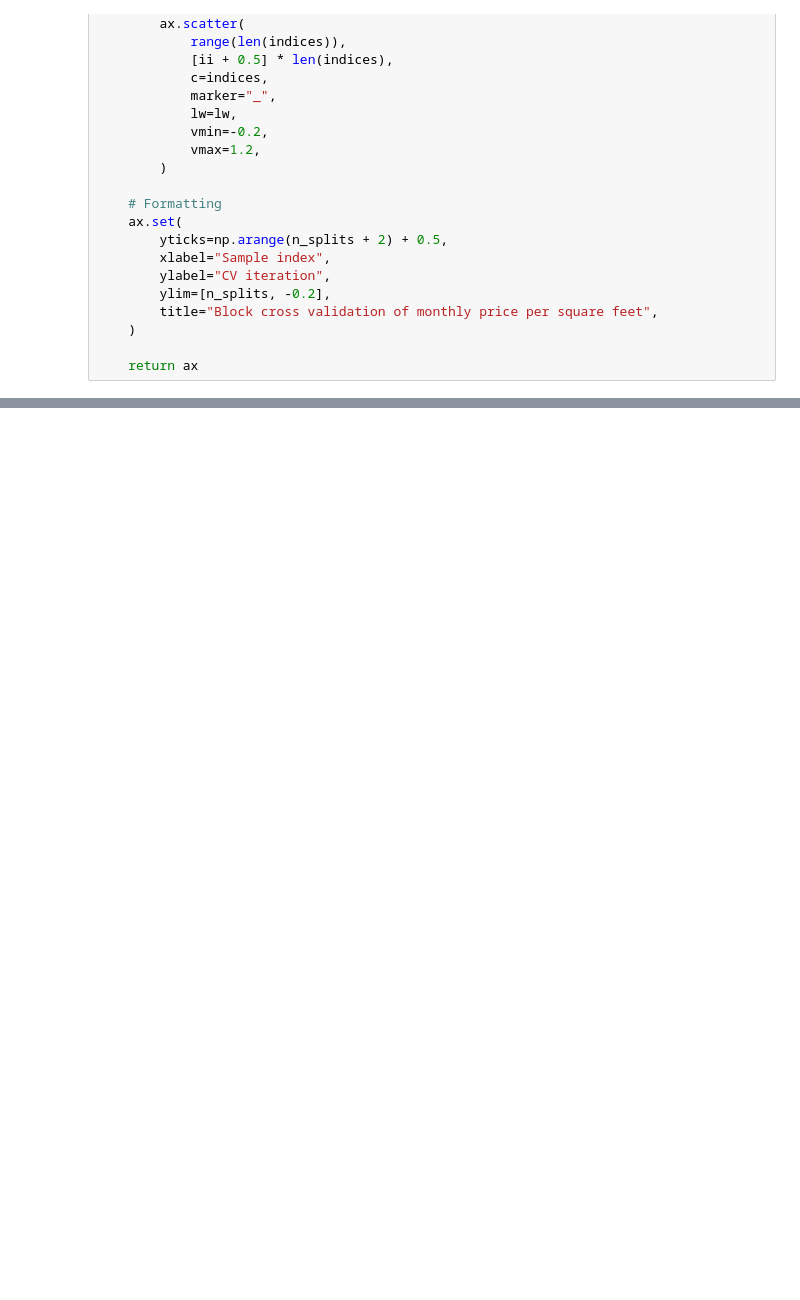
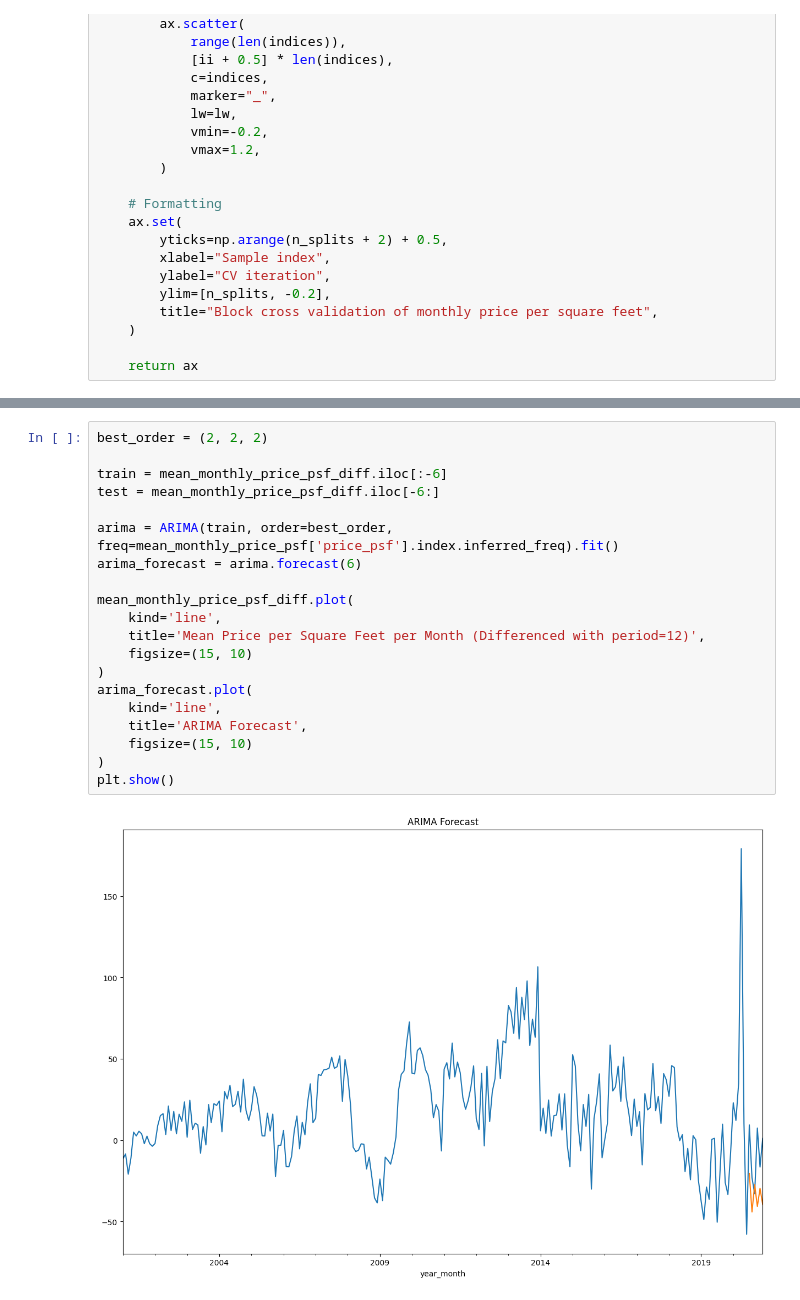
Before and after one commit to yuenherny/kl-house-price-forecasting, a Jupyter notebook: notebooks/Transactions - 06 Time Series Modelling.ipynb, the cells around one changed output, grey strips where cells are left out. Drawn from its saved outputs; the diff is of its cells as text; blank space fills up the shorter version.

```diff
--- a/notebooks/Transactions - 06 Time Series Modelling.ipynb
+++ b/notebooks/Transactions - 06 Time Series Modelling.ipynb
@@ -615,0 +629,22 @@ ModuleNotFoundError: No module named 'statsmodels.tsa.sarimax'
+# %%
+best_order = (2, 2, 2)
+
+train = mean_monthly_price_psf_diff.iloc[:-6]
+test = mean_monthly_price_psf_diff.iloc[-6:]
+
+arima = ARIMA(train, order=best_order, freq=mean_monthly_price_psf['price_psf'].index.inferred_freq).fit()
+arima_forecast = arima.forecast(6)
+
+mean_monthly_price_psf_diff.plot(
+    kind='line',
+    title='Mean Price per Square Feet per Month (Differenced with period=12)',
+    figsize=(15, 10)
+)
+arima_forecast.plot(
+    kind='line',
+    title='ARIMA Forecast',
+    figsize=(15, 10)
+)
+plt.show()
+# %% [output]
+[figure, added]
```
Also changed, not shown: parts of 19 cells of this notebook.
